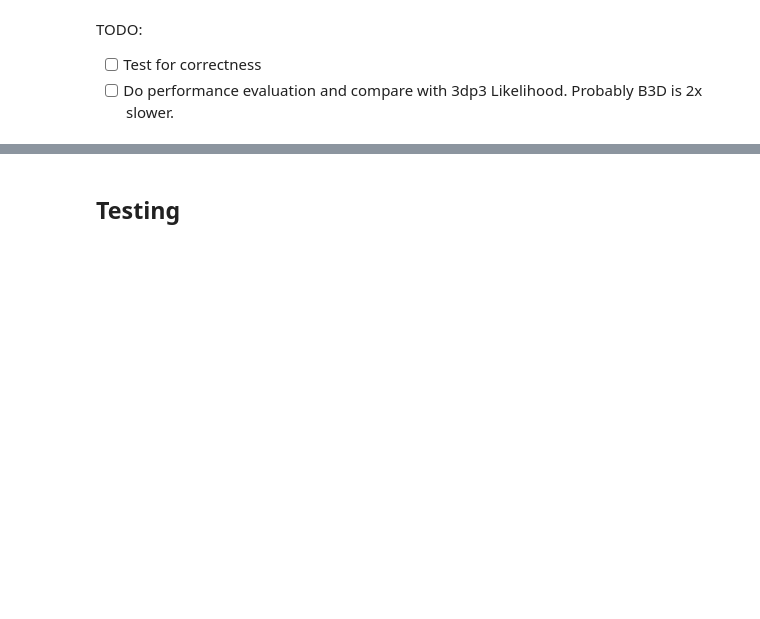
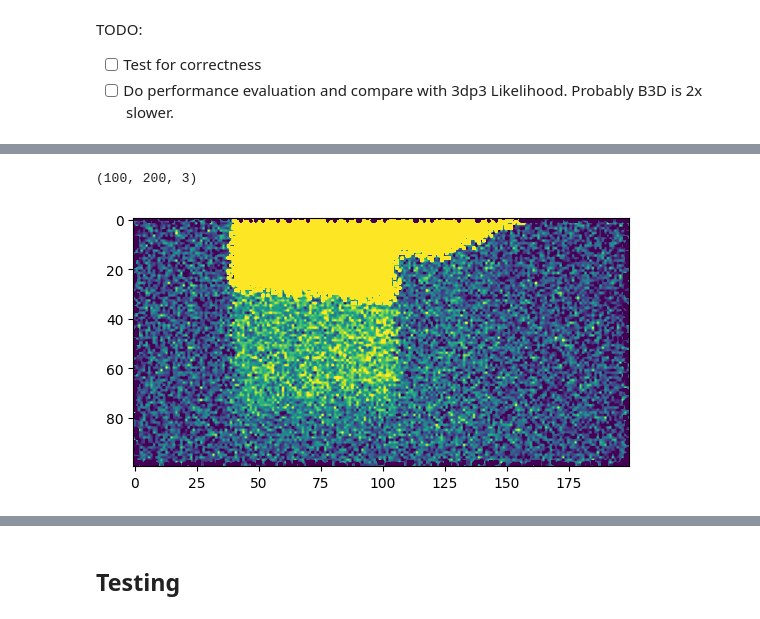
Before and after one commit to mirkoklukas/bayes3d, a Jupyter notebook: scripts/notebooks/_mkl/01 - Likelihood Constrained to Rays.ipynb, the cells around one changed output, grey strips where cells are left out. Cells and saved outputs as stored; diff of their text form; code cells hidden in the pictures; blank space fills up the shorter version.

```diff
--- a/scripts/notebooks/_mkl/01 - Likelihood Constrained to Rays.ipynb
+++ b/scripts/notebooks/_mkl/01 - Likelihood Constrained to Rays.ipynb
@@ -54,8 +139,8 @@ def adjusted_dslice(X, i,j, w):
     j_ = jnp.maximum(j-w, 0)
     return  jax.lax.dynamic_slice(X, (i_, j_, 0), (2*w + 1, 2*w + 1, 3))
 
-def pad(X, w):
-    return jax.lax.pad(X,  -100., ((w,w,0),(w,w,0),(0,0,0)))
+def pad(X, w, val=-100.):
+    return jax.lax.pad(X,  val, ((w,w,0),(w,w,0),(0,0,0)))
 
 pad_jit = jit(pad, static_argnames=("w",))
 
@@ -130,0 +190,24 @@ constrained_lh_jit = jit(constrained_lh,static_argnames=("w",))
+# %%
+w = 2
+sig = 1.0
+
+
+# slicer = lambda Y,i,j: dslice(Y, i, j, w)
+# padder = lambda Y: pad(Y, w, val=-100.)
+
+@gen
+def sensor_model_ij(i, j, Y, sig):
+    ys = dslice(Y, i, j, w).reshape(-1,3)
+    x  = gaussian_mixture(jnp.zeros(len(ys)), ys, sig) @ "depth"
+    return x
+
+
+@gen
+def sensor_model(Y, sig):
+    Y_ = pad(Y, w, val=-100.)
+
+    I, J = jnp.mgrid[:Y.shape[0], :Y.shape[1]]
+    I, J = I.ravel(), J.ravel()
+
+    X = genjax.Map(sensor_model_ij, (0,0,None,None))(I,J,Y_,sig) @ "X"
+    return X.reshape(Y.shape)
@@ -130,0 +235,5 @@ constrained_lh_jit = jit(constrained_lh,static_argnames=("w",))
+# %%
+args = (Y[:10,:20], sig)
+ch = genjax.choice_map({})
+key, (_, tr) = sensor_model.importance(key, ch, args)
+tr.strip()
@@ -130,0 +275,4 @@ constrained_lh_jit = jit(constrained_lh,static_argnames=("w",))
+# %%
+jsampler = jit(sensor_model.sample)
+# jsimulater = jit(sensor_model.simulate) # doesn't work
+jsimulater = jit(lambda key, *args: sensor_model.simulate(key, args))
@@ -130,0 +281,8 @@ constrained_lh_jit = jit(constrained_lh,static_argnames=("w",))
+# %%
+X = jsampler(key, Y[:,:], sig);
+print(X.shape)
+
+plt.imshow(X[:,:,2], vmin=0, vmax=4)
+# %% [output]
+(100, 200, 3)
+[figure, added]
```
Also changed, not shown: parts of 36 cells of this notebook, 7 other files.
